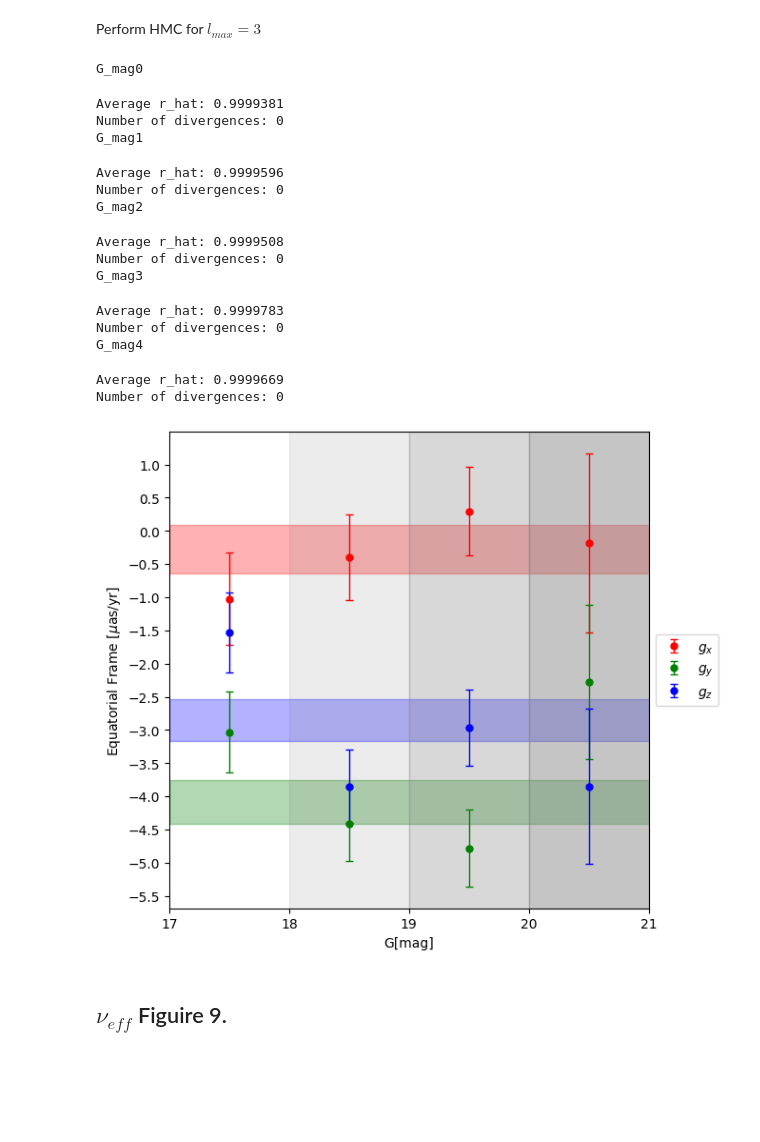
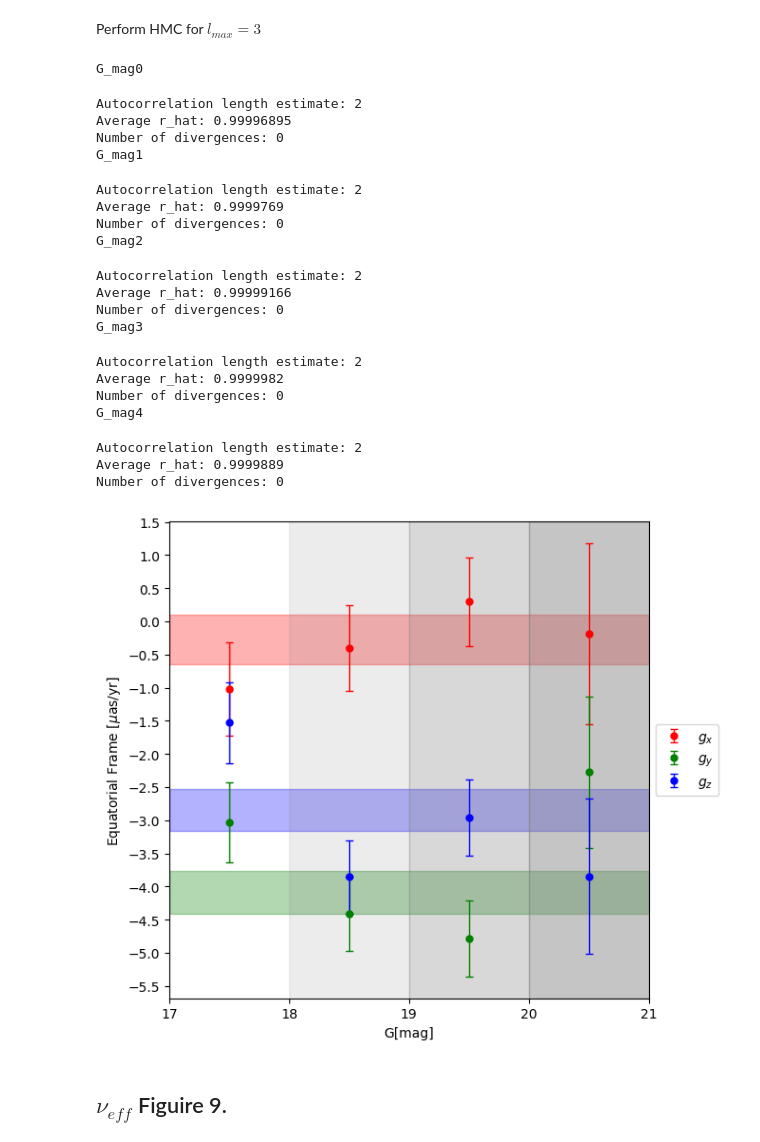
Before and after one commit to MatteoMancini01/Gaia_EDR3, a Jupyter notebook: plots.ipynb, the cells around one changed output. Saved outputs shown, nothing was run; the diff lists cells and outputs as text; code cells hidden in the pictures; blank space fills up the shorter version.

```diff
--- a/plots.ipynb
+++ b/plots.ipynb
@@ -353,15 +353,16 @@ def model_for_HMC(angles, obs, error, lmax):
     # The log-likelihood is proportional to -0.5*chi^2
     numpyro.factor("likelihood", -0.5*chi2_val)
 
-n_s = 4000 # number of samples
+n_s = 5000 # number of samples
 n_warmup = 2000 #  number of warmups
-n_chains = 4 # numbe of chains
+n_chains = 6 # numbe of chains
 # %%
 rng_key = jax.random.key(0)
 
 kernel = NUTS(model_for_HMC, target_accept_prob=0.75) # this is to make sure acceptance does not exceed 90%
 
-posterior_samples_upper = [] # collect posterior samples based on l
+posterior_samples = [] # collect posterior samples based on l
+iat_values = []
 step = 0
 for G_mag in G_mag_list:
 
@@ -371,11 +372,16 @@ for G_mag in G_mag_list:
     mcmc = MCMC(kernel, num_warmup=n_warmup, num_samples=n_s, num_chains=n_chains, chain_method="sequential", progress_bar=True)
     mcmc.run(rng_key, angles = angles, obs = obs, error = error, lmax=3)
     ps = mcmc.get_samples()
-    posterior_samples_upper.append(ps)
+    posterior_samples.append(ps)
 
     step += 1
 
     diagnostics = summary(mcmc.get_samples(group_by_chain=True))
+    n_eff = diagnostics['theta']['n_eff']
+    iat = estimate_iat(n_s, n_chains, n_eff)
+    iat_values.append(iat)
+    print(f'Autocorrelation length estimate: {iat}')
+
     r_hats = diagnostics['theta']['r_hat']
     avg_r_hat = np.sum(r_hats) / len(r_hats)
     print("Average r_hat:", avg_r_hat)
@@ -393,27 +399,32 @@ for G_mag in G_mag_list:
     jax.clear_caches()
 # %% [output]
 G_mag0
-Average r_hat: 0.9999381
+Autocorrelation length estimate: 2
+Average r_hat: 0.99996895
 Number of divergences: 0
 G_mag1
-Average r_hat: 0.9999596
+Autocorrelation length estimate: 2
+Average r_hat: 0.9999769
 Number of divergences: 0
 G_mag2
-Average r_hat: 0.9999508
+Autocorrelation length estimate: 2
+Average r_hat: 0.99999166
 Number of divergences: 0
 G_mag3
-Average r_hat: 0.9999783
+Autocorrelation length estimate: 2
+Average r_hat: 0.9999982
 Number of divergences: 0
 G_mag4
-Average r_hat: 0.9999669
+Autocorrelation length estimate: 2
+Average r_hat: 0.9999889
 Number of divergences: 0
 # %%
 import matplotlib.pyplot as plt
 from matplotlib.ticker import MultipleLocator
 # %%
 # For upper panel:
-coef_pred = [jnp.mean(ps['theta'], axis=0) for ps in posterior_samples_upper]
-std_pred = [jnp.std(ps['theta'], axis=0) for ps in posterior_samples_upper]
+std_pred = [jnp.std(ps['theta'][::iat], axis=0) for ps, iat in zip(posterior_samples, iat_values)]
+coef_pred = [jnp.mean(ps['theta'], axis=0) for ps in posterior_samples]
 
 G_mag_val = [17.5, 18.5, 19.5, 20.5]
 G_mag_label = [17, 18, 19, 20, 21]
@@ -428,35 +439,35 @@ gy, gy_error = [coef_pred[y][5]/C1 for y in range(0,4)], [std_pred[y][5]/C1 for
 
 # On full dataset
 agz, agz_er = coef_pred[4][1], std_pred[4][1]
 agx, agx_er = coef_pred[4][4], std_pred[4][4]
 agy, agy_er = coef_pred[4][5], std_pred[4][5]
 
 plt.figure(figsize=(6.5, 6.5))
 plt.errorbar(G_mag_val, gx, yerr=gx_error, fmt='o', capsize=3, markersize=5, elinewidth=1, label=r'$g_x$', color = 'red')
 plt.errorbar(G_mag_val, gy, yerr=gy_error, fmt='o', capsize=3, markersize=5, elinewidth=1, label=r'$g_y$', color = 'green')
 plt.errorbar(G_mag_val, gz, yerr=gz_error, fmt='o', capsize=3, markersize=5, elinewidth=1, label=r'$g_z$', color = 'blue')
 
 # Plotting bands
 plt.axhspan((agz - agz_er)/C0, (agz + agz_er)/C0, color='blue', alpha=0.3)
 plt.axhspan((-agx - agx_er)/C1, (-agx + agx_er)/C1, color='red', alpha=0.3)
 plt.axhspan((agy - agy_er)/C1, (agy + agy_er)/C1, color='green', alpha=0.3)
 
 # Plotting gray bands
 plt.axvspan(18, 19, alpha = 0.15, color = 'gray')
 plt.axvspan(19, 20, alpha = 0.3, color = 'gray')
 plt.axvspan(20, 21, alpha = 0.45, color = 'gray')
 
 #plt.title("Equatorial Upper Panel")
 plt.xlabel(r'G[mag]')
 plt.ylabel(r'Equatorial Frame [$\mu$as/yr]')
 plt.legend(loc='center left', bbox_to_anchor=(1, 0.5))
 plt.xticks(G_mag_label, label = G_mag_label)
 plt.xlim(17,21)
 plt.gca().yaxis.set_major_locator(MultipleLocator(0.5))  # step size 0.5
-#plt.savefig("plots/main_plots/G_mag_plot.png", dpi=300, bbox_inches='tight')
+plt.savefig("plots/main_plots/G_mag_plot.png", dpi=300, bbox_inches='tight')
 plt.show()
 # %% [output]
-[figure, old version]
+[figure, new version]
 # %% [markdown]
 ## $\nu_{eff}$ Figuire 9.
 # %%
```
Also changed, not shown: parts of 5 cells of this notebook, 7 other files.
